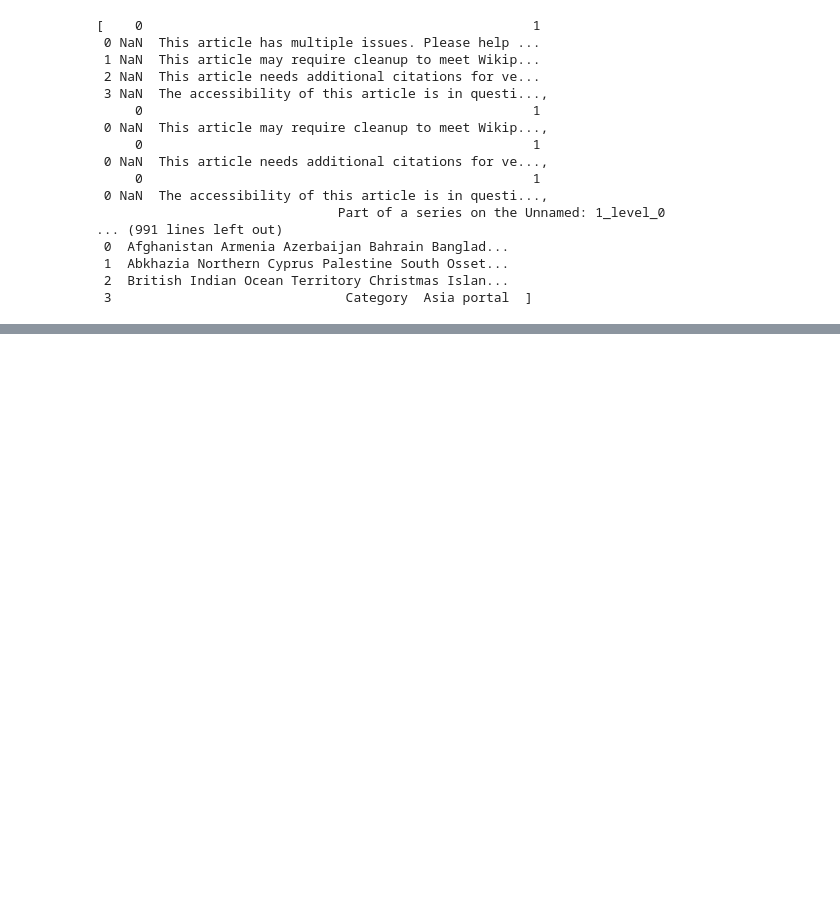
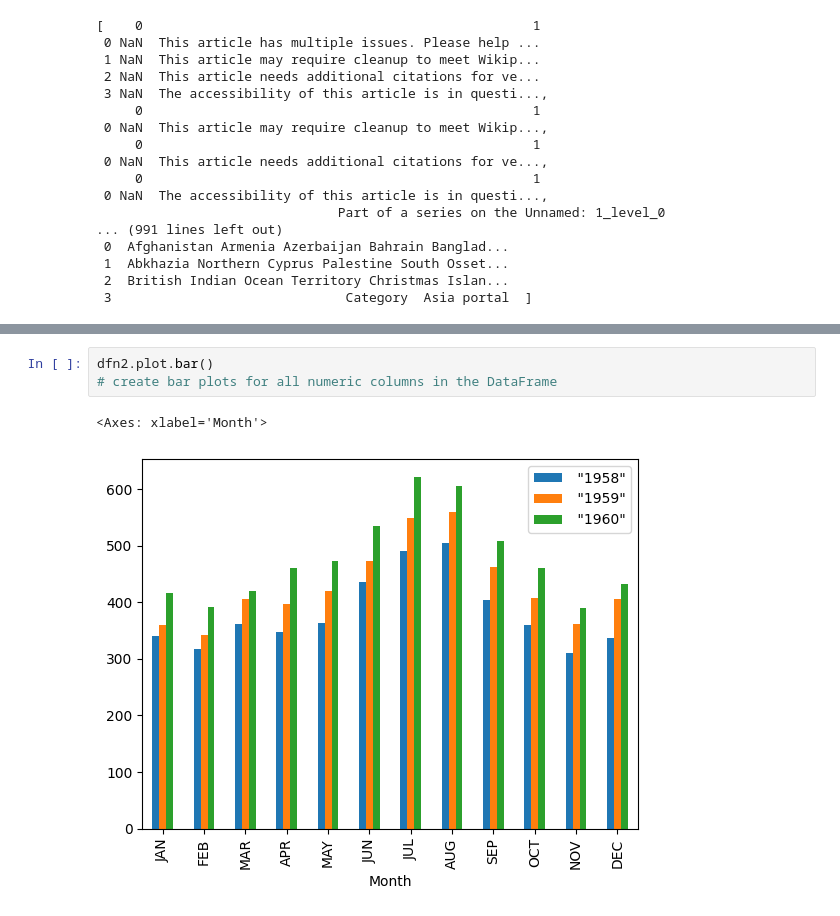
Before and after one commit to Adhishtanaka/SE-to-ML, a Jupyter notebook: pandas.ipynb, the cells around one changed output, grey strips where cells are left out. Drawn from its saved outputs; the diff is of its cells as text; blank space fills up the shorter version.

```diff
--- a/pandas.ipynb
+++ b/pandas.ipynb
@@ -409,0 +433,6 @@ pd.read_html('https://en.wikipedia.org/wiki/List_of_wars_involving_Russia')
+# %%
+dfn2.plot.bar()
+# create bar plots for all numeric columns in the DataFrame
+# %% [output]
+<Axes: xlabel='Month'>
+[figure, added]
```
Also changed, not shown: parts of 6 cells of this notebook.
